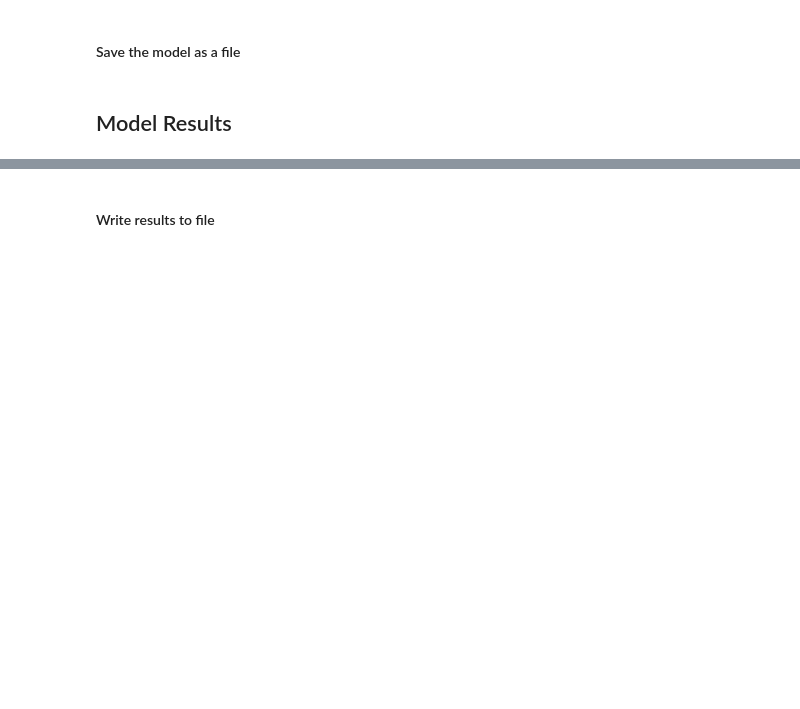
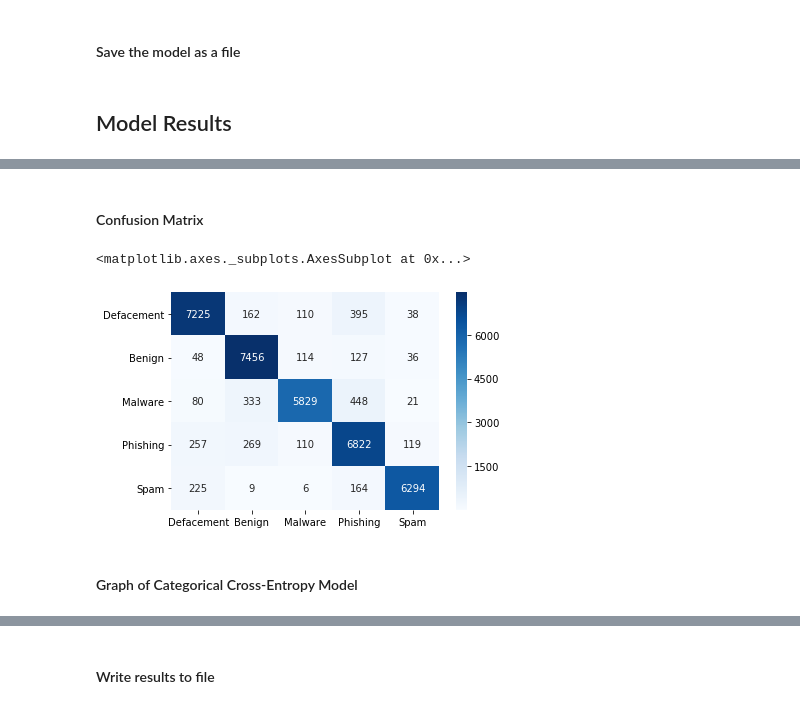
Before and after one commit to Colorado-Mesa-University-Cybersecurity/DeepLearning-MaliciousURLs, a Jupyter notebook: Keras-Tensorflow-Experiments.ipynb, the cells around one changed output, grey strips where cells are left out. Cells and saved outputs as stored; diff of their text form; code cells hidden in the pictures; blank space fills up the shorter version.

Commit message:
added confusion matrix visuals

```diff
--- a/Keras-Tensorflow-Experiments.ipynb
+++ b/Keras-Tensorflow-Experiments.ipynb
@@ -342,0 +346,2 @@ Baseline: accuracy: 91.77%: loss: 23.79
+# %%
+prediction_y = model.predict_classes(X, batch_size=batch_size, verbose=1)
@@ -342,0 +350,12 @@ Baseline: accuracy: 91.77%: loss: 23.79
+# %% [markdown]
+#### Confusion Matrix
+# %%
+y=LabelEncoder().fit_transform(categorical_df[dep_var].values)
+cm = confusion_matrix(y, prediction_y)
+sn.heatmap(cm, annot=True, fmt='g', cmap='Blues', xticklabels=['Defacement','Benign','Malware','Phishing','Spam'],
+           yticklabels=['Defacement','Benign','Malware','Phishing','Spam'])
+# %% [output]
+<matplotlib.axes._subplots.AxesSubplot at 0x...>
+[figure, added]
+# %% [markdown]
+#### Graph of Categorical Cross-Entropy Model
```
Also changed, not shown: parts of 18 cells of this notebook, 35 other files.
